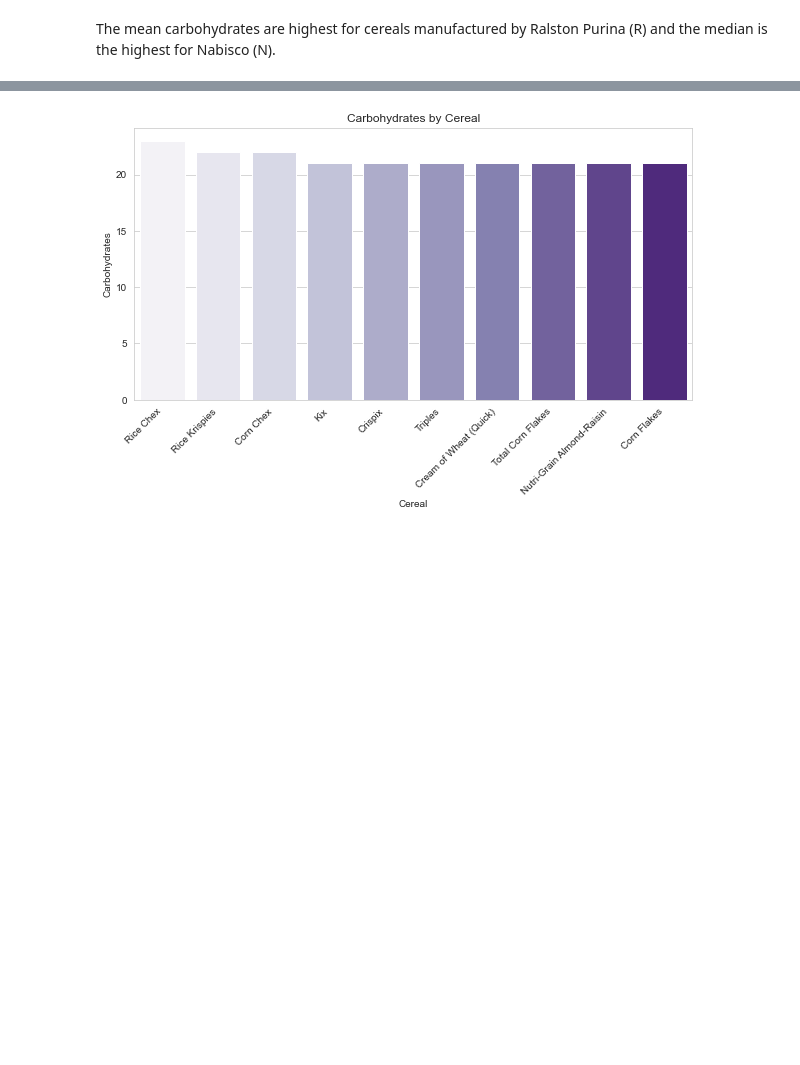
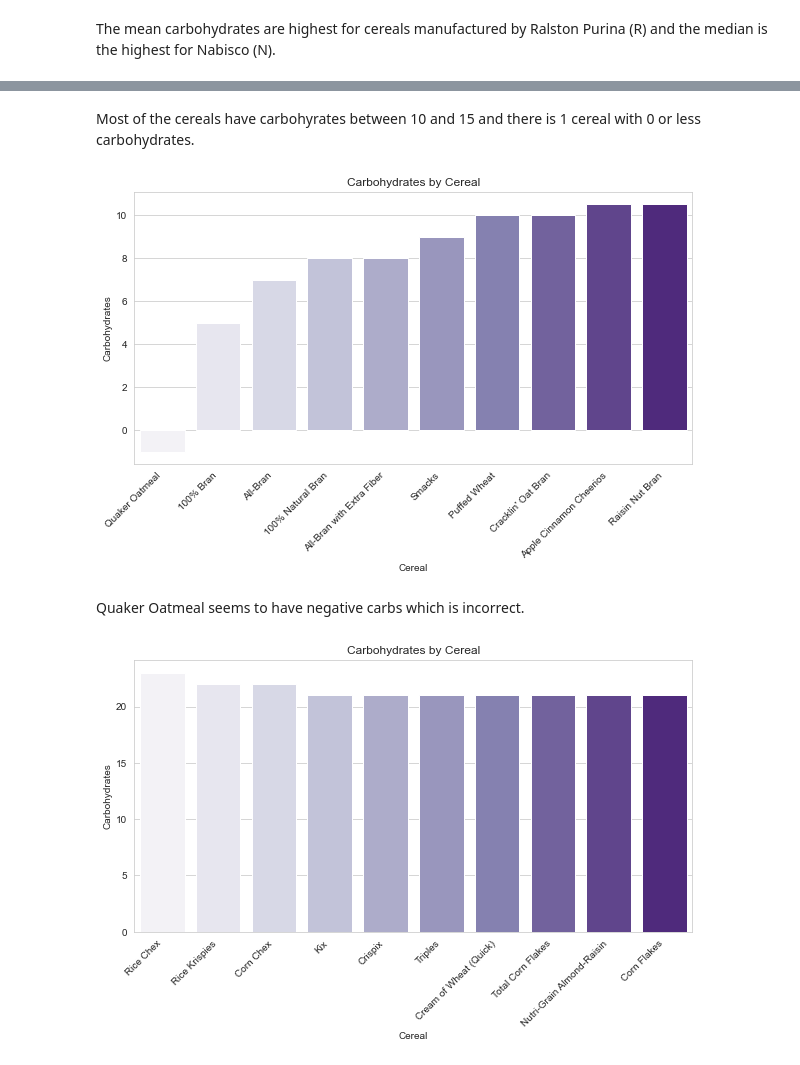
Before and after one commit to ayg15/cereals, a Jupyter notebook: Cereals EDA.ipynb, the cells around one changed output, grey strips where cells are left out. Drawn from its saved outputs; the diff is of its cells as text; code cells hidden in the pictures; blank space fills up the shorter version.

```diff
--- a/Cereals EDA.ipynb
+++ b/Cereals EDA.ipynb
@@ -493,3 +515,22 @@ The mean carbohydrates are highest for cereals manufactured by Ralston Purina (R
+# %% [markdown]
+Most of the cereals have carbohyrates between 10 and 15 and there is 1 cereal with 0 or less carbohydrates.
+# %%
+plt.figure(figsize = (10,5))
+sns.barplot(data = cereals_df.sort_values(by = 'carbo', ascending = True).head(10),
+            x = 'name',
+            y = 'carbo',
+            palette = 'Purples')
+
+plt.xticks(rotation = 45,
+           horizontalalignment='right')
+plt.xlabel('Cereal')
+plt.ylabel('Carbohydrates')
+plt.title('Carbohydrates by Cereal')
+plt.show()
+# %% [output]
+[figure, added]
+# %% [markdown]
+Quaker Oatmeal seems to have negative carbs which is incorrect.
 # %%
 plt.figure(figsize = (10,5))
 sns.barplot(data = cereals_df.sort_values(by = 'carbo', ascending = False).head(10),
```
Also changed, not shown: parts of 31 cells of this notebook.
